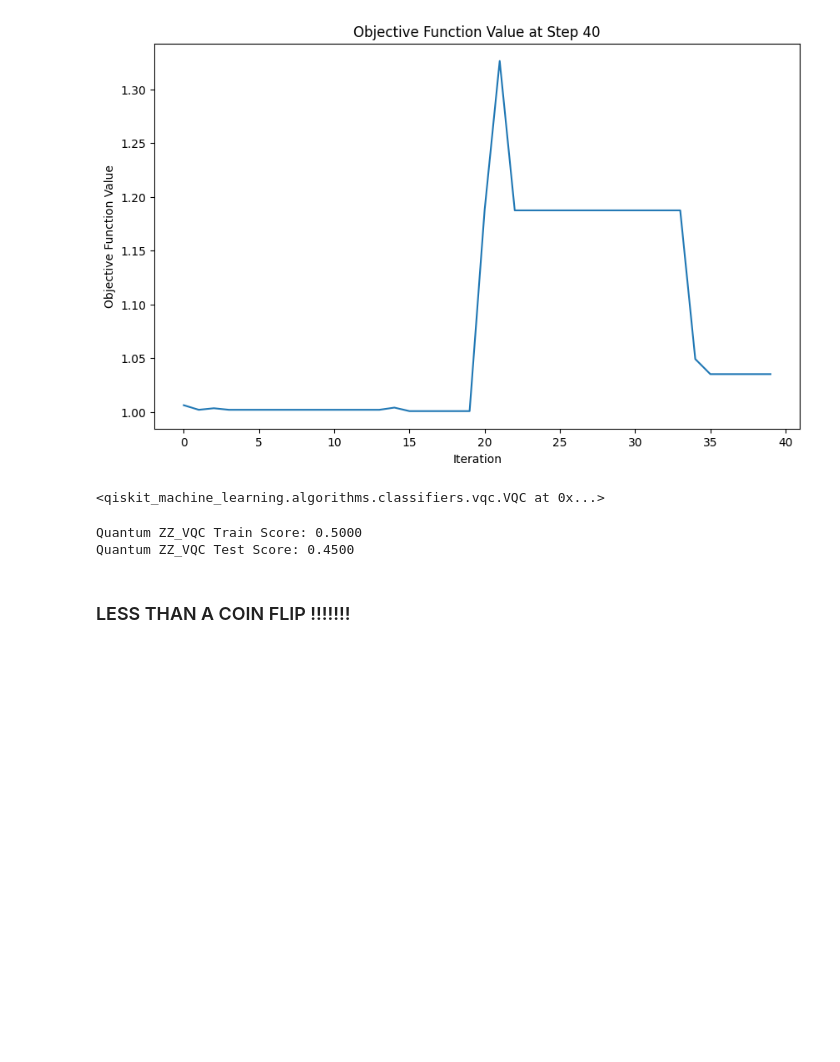
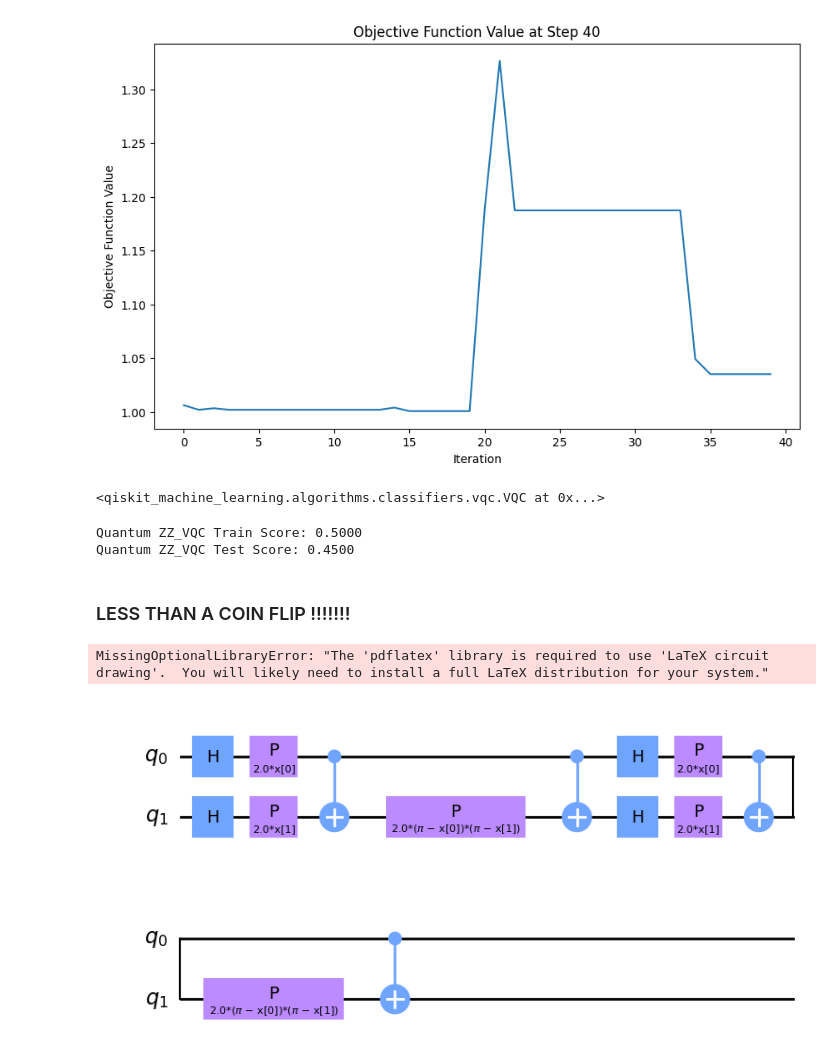
Before and after one commit to Ashad001/Qlassify, a Jupyter notebook: test_examples/task1.ipynb, the cells around one changed output. Cells and saved outputs as stored; diff of their text form; code cells hidden in the pictures; blank space fills up the shorter version.

```diff
--- a/test_examples/task1.ipynb
+++ b/test_examples/task1.ipynb
@@ -212,3 +212,24 @@ Quantum ZZ_VQC Train Score: 0.5000
 Quantum ZZ_VQC Test Score: 0.4500
 # %% [markdown]
 ### LESS THAN A COIN FLIP !!!!!!!
+# %%
+import qiskit
+from qiskit.circuit.library import PauliFeatureMap, ZZFeatureMap
+
+feature_map = PauliFeatureMap(feature_dimension=14, paulis=["Z", "YY"], entanglement="full")
+feature_map.decompose().draw(
+    output="latex",
+    style="clifford",
+    fold=14
+)
+# %% [output]
+MissingOptionalLibraryError: "The 'pdflatex' library is required to use 'LaTeX circuit drawing'.  You will likely need to install a full LaTeX distribution for your system."
+# %%
+feature_map = ZZFeatureMap(feature_dimension=2, reps=2)
+feature_map.decompose().draw(
+    output="mpl",
+    style="clifford",
+    fold=10
+)
+# %% [output]
+[figure, added]
```
Also changed, not shown: 4 other files.
